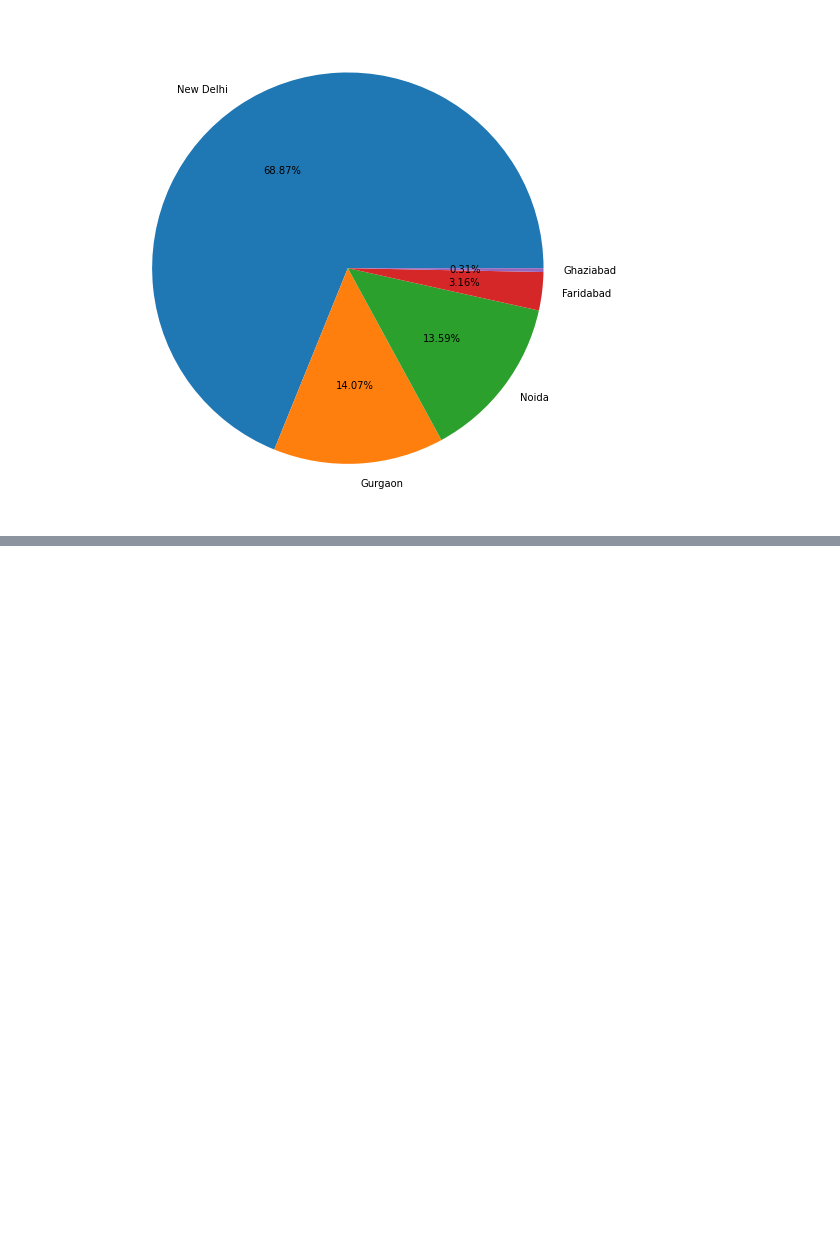
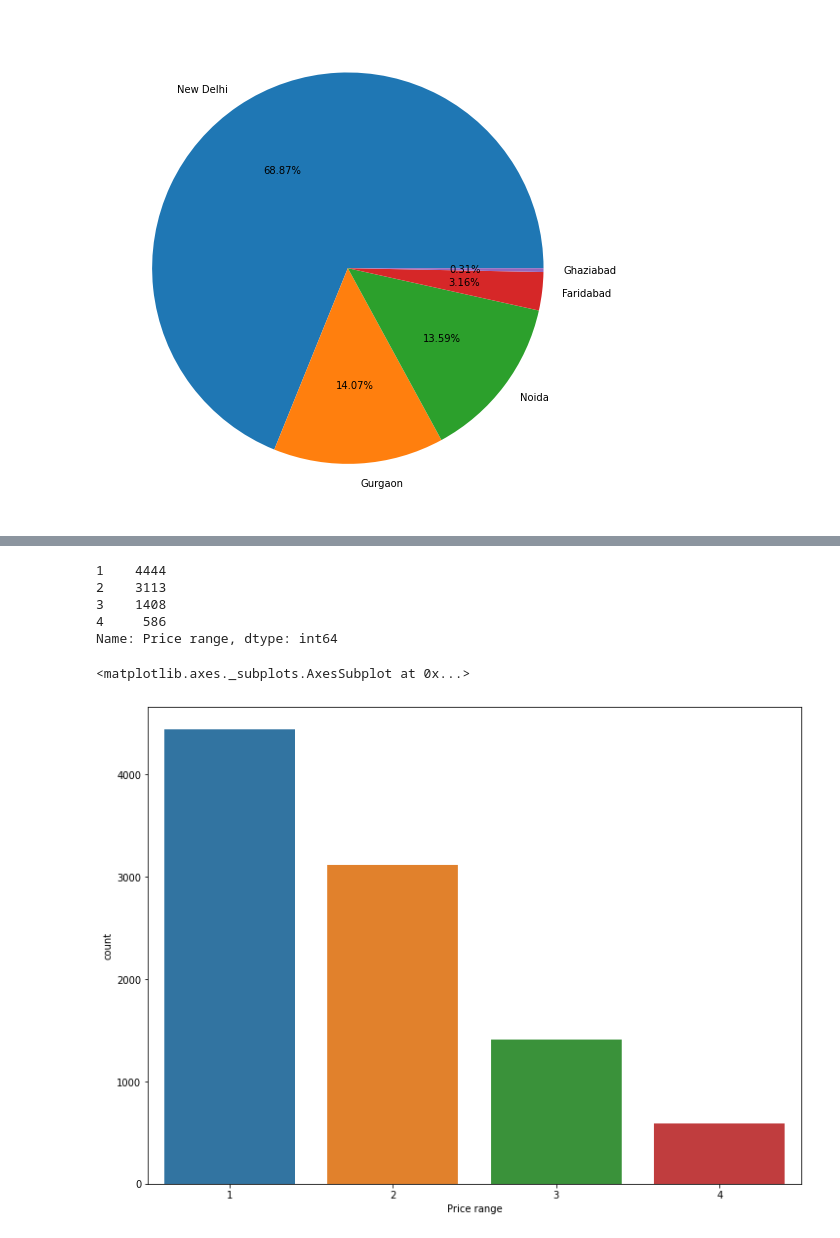
Before and after one commit to chwasiq0569/EDA-Zomato-Dataset, a Jupyter notebook: EDA_Zomato_Dataset.ipynb, the cells around one changed output, grey strips where cells are left out. Drawn from its saved outputs; the diff is of its cells as text; code cells hidden in the pictures; blank space fills up the shorter version.

```diff
--- a/EDA_Zomato_Dataset.ipynb
+++ b/EDA_Zomato_Dataset.ipynb
@@ -296,0 +315,13 @@ final_df['Average Cost for two'].reset_index().sample(15)
+# %%
+final_df['Price range'].value_counts()
+# %% [output]
+1    4444
+2    3113
+3    1408
+4     586
+Name: Price range, dtype: int64
+# %%
+sns.countplot(final_df['Price range'])
+# %% [output]
+<matplotlib.axes._subplots.AxesSubplot at 0x...>
+[figure, added]
```
Also changed, not shown: parts of 14 cells of this notebook.
